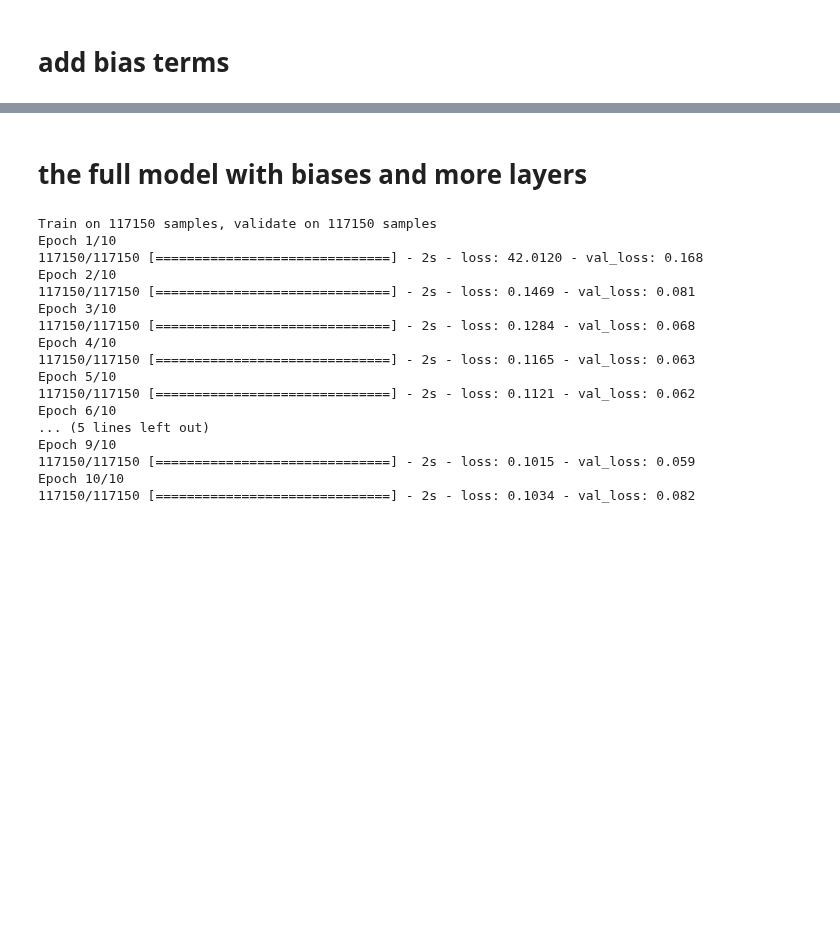
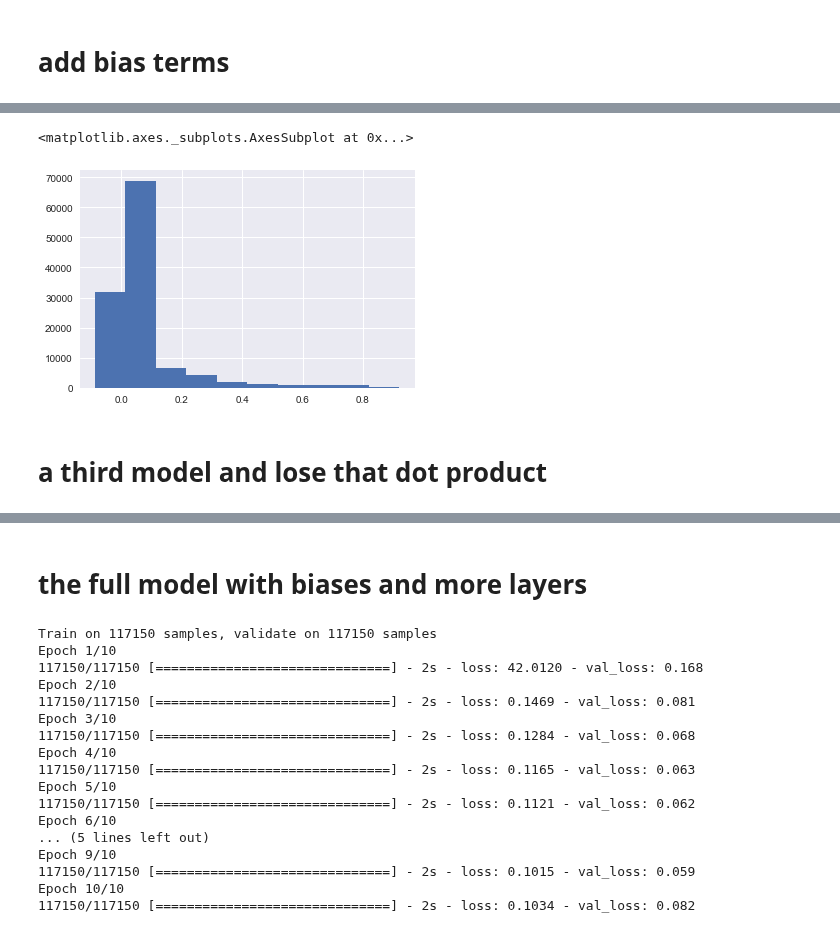
Before and after one commit to cavaunpeu/dotify, a Jupyter notebook: notebooks/neural_implicit_mf.ipynb, the cells around one changed output, grey strips where cells are left out. Drawn from its saved outputs; the diff is of its cells as text; code cells hidden in the pictures; blank space fills up the shorter version.

```diff
--- a/notebooks/neural_implicit_mf.ipynb
+++ b/notebooks/neural_implicit_mf.ipynb
@@ -567,0 +557,7 @@ Validation: 0.22424837660689598
+# %%
+pd.Series(predictions.values.flatten()).hist()
+# %% [output]
+<matplotlib.axes._subplots.AxesSubplot at 0x...>
+[figure, added]
+# %% [markdown]
+# a third model and lose that dot product
```
Also changed, not shown: parts of 18 cells of this notebook, 1 other file.
